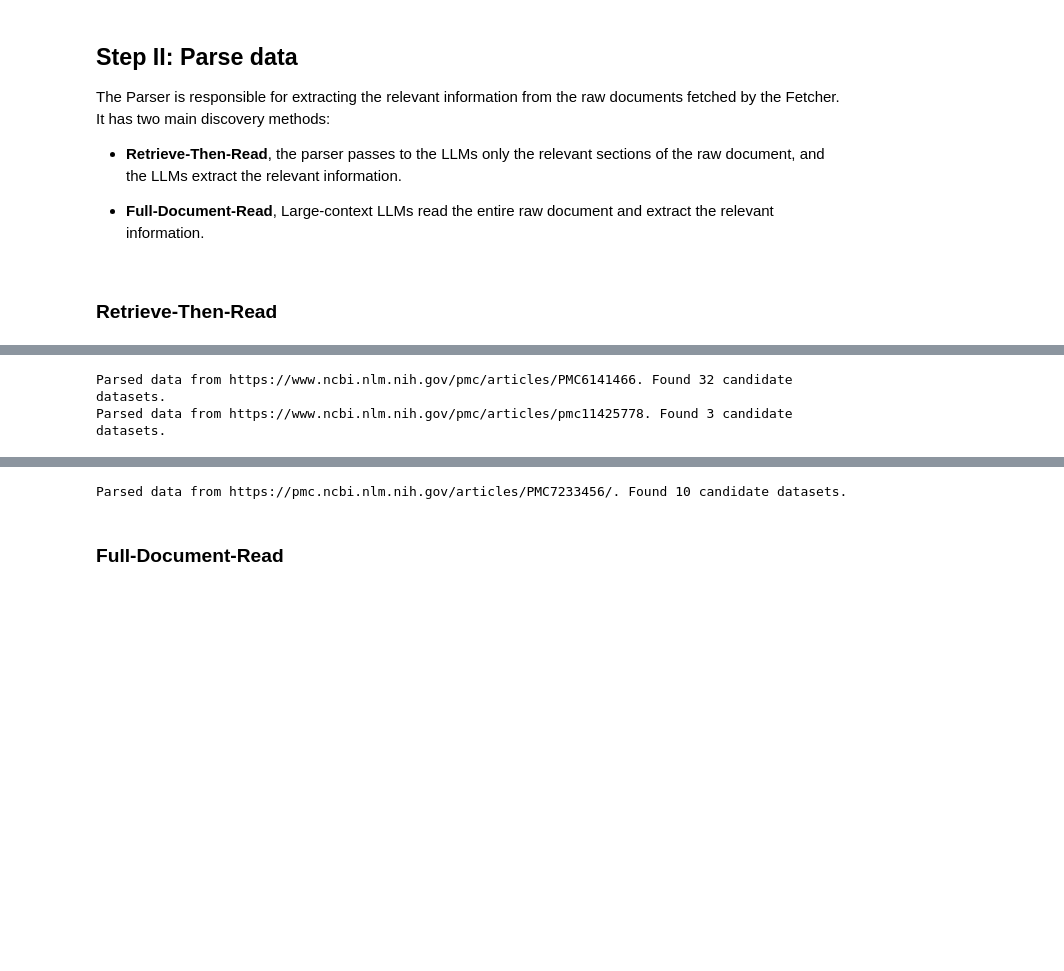
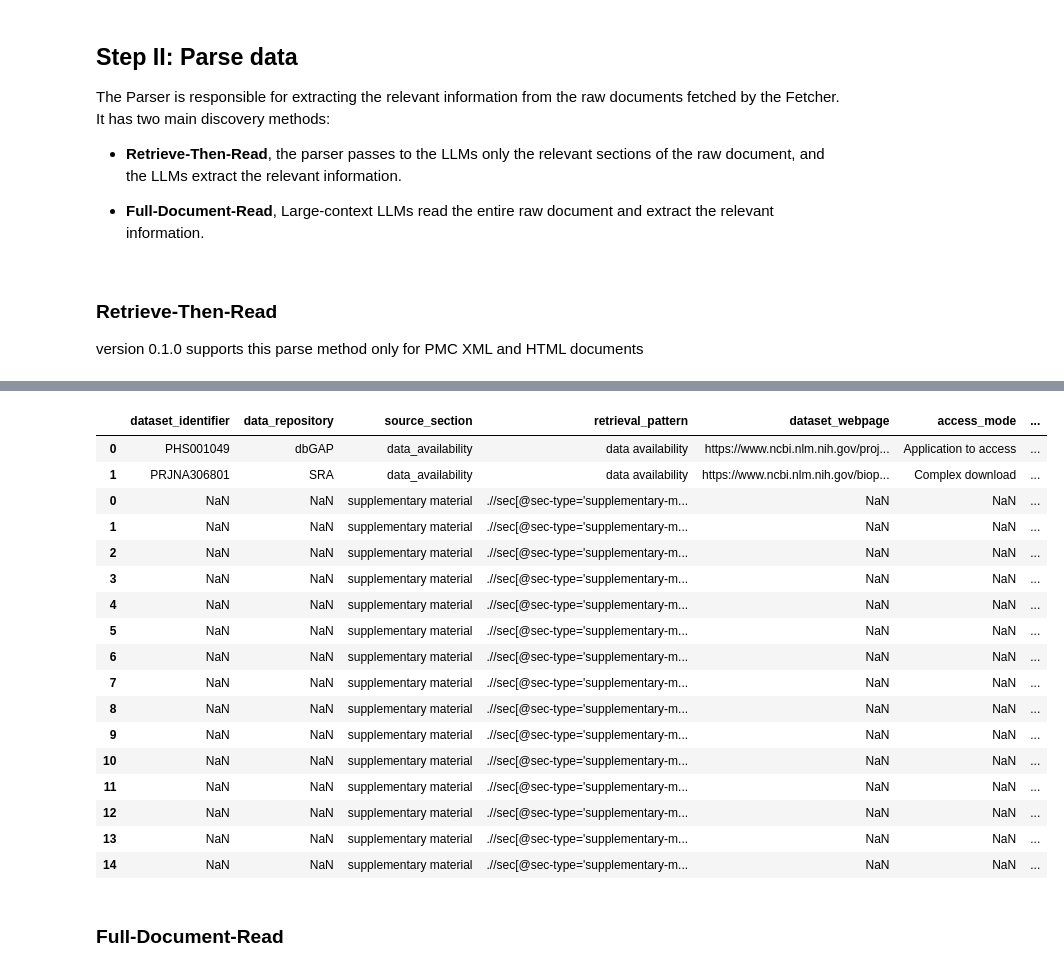
Before and after one commit to VIDA-NYU/data-gatherer, a Jupyter notebook: docs/example_notebook.ipynb, the cells around one changed output, grey strips where cells are left out. Cells and saved outputs as stored; diff of their text form; code cells hidden in the pictures; blank space fills up the shorter version.

Commit message:
docs: update function docstrings and improve Sphinx documentation setup, also updated the example_notebook.ipynb to get started

```diff
--- a/docs/example_notebook.ipynb
+++ b/docs/example_notebook.ipynb
@@ -58,3 +44,3 @@ df_fetcher
 # %%
-raw_data_local = df_fetcher.fetch_data(local_fetch_supported_input)
-print(f"Length of raw content: {len(raw_data_local)}")
+raw_data_local = data_gatherer.fetch_data(local_fetch_supported_input, local_fetch_file="../scripts/exp_input/Local_fetched_data.parquet")
+fetched_data.update(raw_data_local)
@@ -63,4 +47,4 @@ Length of raw content: 205661
 # %% [markdown]
 ### Fetch Raw HTML from a web page
 # %%
-API_unsupported_input = "https://pmc.ncbi.nlm.nih.gov/articles/PMC7233456/"
+API_unsupported_input = "https://www.nature.com/articles/s41467-024-51831-7"
@@ -70,3 +51,3 @@ web_fetcher = WebScraper(driver, data_gatherer.config, data_gatherer.logger)
 # %%
-raw_html = web_fetcher.fetch_data(API_unsupported_input)
-print(f"Length of raw content: {len(raw_html)}")
+raw_html = data_gatherer.fetch_data(API_unsupported_input, browser='Firefox', headless=True)
+fetched_data.update(raw_html)
@@ -84,4 +63,5 @@ The Parser is responsible for extracting the relevant information from the raw d
 - **Full-Document-Read**, Large-context LLMs read the entire raw document and extract the relevant information.
 # %% [markdown]
 ### Retrieve-Then-Read
+version 0.1.0 supports this parse method only for PMC XML and HTML documents
 # %%
@@ -89,12 +69,3 @@ parser = LLMParser(data_gatherer.config['parser_config_path'], data_gatherer.log
 # %%
-input_url = [API_supported_input, local_fetch_supported_input, API_unsupported_input]
-input_format = ["XML", "full_HTML", "full_HTML"]
-input_cont = [raw_data_API, raw_data_local, raw_html]
-
-dfs_dict_RTR = {}
-for i in range(len(input_url)):
-    append_data = parser.parse_data(input_cont[i], "PMC", input_url[i], raw_data_format=input_format[i])
-    dfs_dict_RTR[input_url[i]] = append_data
-    print(f"Parsed data from {input_url[i]}. Found {len(append_data)} candidate datasets.")
-    time.sleep(1)  # To print the output in the right order
+results_RTR
 # %% [output]
@@ -102,2 +71,0 @@ parser.py - line 1710 - WARNING - Identifier PHS001049 does not match pattern fo
-Parsed data from https://www.ncbi.nlm.nih.gov/pmc/articles/PMC6141466. Found 32 candidate datasets.
-Parsed data from https://www.ncbi.nlm.nih.gov/pmc/articles/pmc11425778. Found 3 candidate datasets.
@@ -105,4 +72,21 @@ parser.py - line 1710 - WARNING - Identifier phs001287 does not match pattern fo
-Parsed data from https://pmc.ncbi.nlm.nih.gov/articles/PMC7233456/. Found 10 candidate datasets.
+|  | dataset_identifier | data_repository | source_section | retrieval_pattern | dataset_webpage | access_mode | ... |
+| 0 | PHS001049 | dbGAP | data_availability | data availability | https://www.ncbi.nlm.nih.gov/proj... | Application to access | ... |
+| 1 | PRJNA306801 | SRA | data_availability | data availability | https://www.ncbi.nlm.nih.gov/biop... | Complex download | ... |
+| 0 | NaN | NaN | supplementary material | .//sec[@sec-type='supplementary-m... | NaN | NaN | ... |
+| 1 | NaN | NaN | supplementary material | .//sec[@sec-type='supplementary-m... | NaN | NaN | ... |
+| 2 | NaN | NaN | supplementary material | .//sec[@sec-type='supplementary-m... | NaN | NaN | ... |
+| 3 | NaN | NaN | supplementary material | .//sec[@sec-type='supplementary-m... | NaN | NaN | ... |
+| 4 | NaN | NaN | supplementary material | .//sec[@sec-type='supplementary-m... | NaN | NaN | ... |
+| 5 | NaN | NaN | supplementary material | .//sec[@sec-type='supplementary-m... | NaN | NaN | ... |
+| 6 | NaN | NaN | supplementary material | .//sec[@sec-type='supplementary-m... | NaN | NaN | ... |
+| 7 | NaN | NaN | supplementary material | .//sec[@sec-type='supplementary-m... | NaN | NaN | ... |
+| 8 | NaN | NaN | supplementary material | .//sec[@sec-type='supplementary-m... | NaN | NaN | ... |
+| 9 | NaN | NaN | supplementary material | .//sec[@sec-type='supplementary-m... | NaN | NaN | ... |
+| 10 | NaN | NaN | supplementary material | .//sec[@sec-type='supplementary-m... | NaN | NaN | ... |
+| 11 | NaN | NaN | supplementary material | .//sec[@sec-type='supplementary-m... | NaN | NaN | ... |
+| 12 | NaN | NaN | supplementary material | .//sec[@sec-type='supplementary-m... | NaN | NaN | ... |
+| 13 | NaN | NaN | supplementary material | .//sec[@sec-type='supplementary-m... | NaN | NaN | ... |
+| 14 | NaN | NaN | supplementary material | .//sec[@sec-type='supplementary-m... | NaN | NaN | ... |
 # %% [markdown]
 ### Full-Document-Read
 # %%
```
Also changed, not shown: parts of 16 cells of this notebook, 5 other files.
